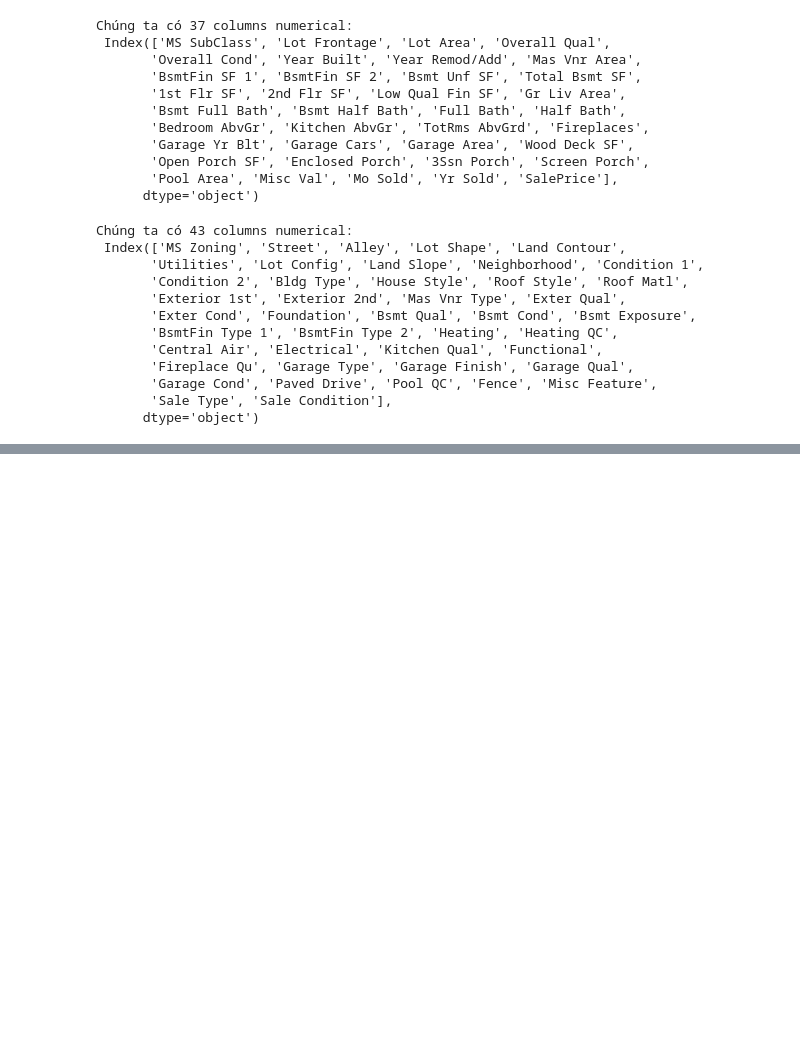
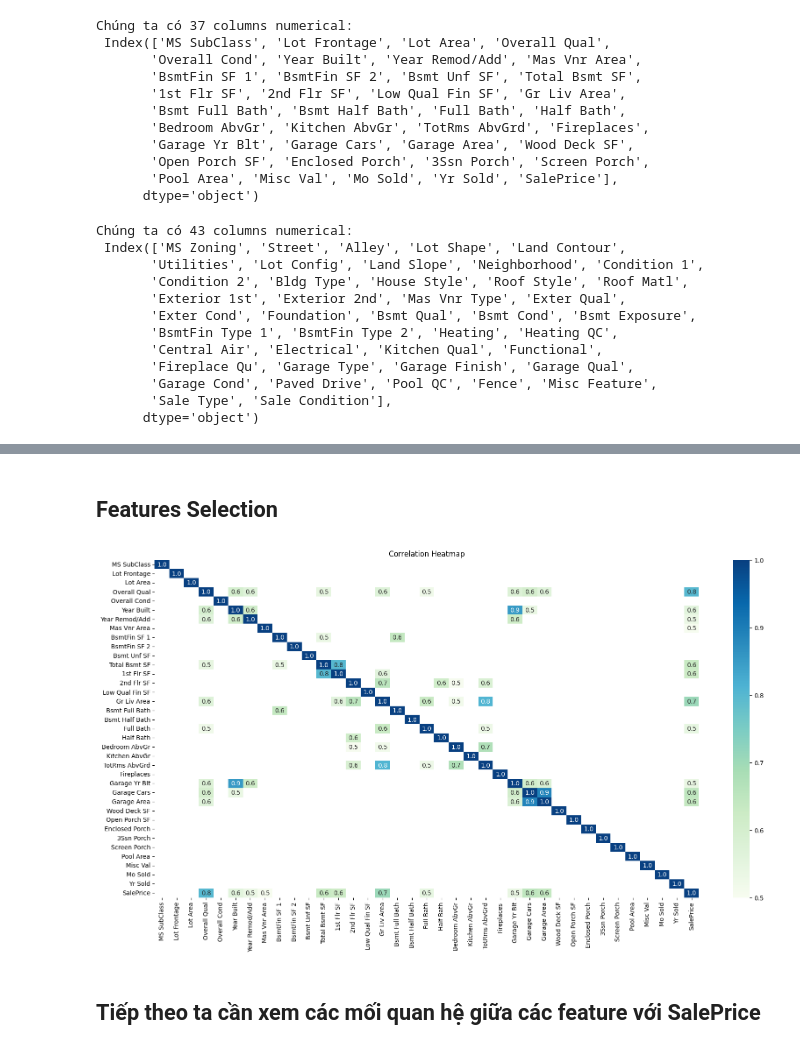
Before and after one commit to quocanh944/AmesHousingML, a Jupyter notebook: final.ipynb, the cells around one changed output, grey strips where cells are left out. Cells and saved outputs as stored; diff of their text form; code cells hidden in the pictures; blank space fills up the shorter version.

```diff
--- a/final.ipynb
+++ b/final.ipynb
@@ -146,0 +228,49 @@ Chúng ta có 43 columns numerical:
+# %%
+# Fill categorical features with 'None'
+missing_categorical_features = ['Pool QC', 'Misc Feature', 'Alley', 'Fence',
+                        'Fireplace Qu', 'Garage Type', 'Garage Finish',
+                        'Garage Qual', 'Garage Cond', 'Bsmt Qual', 'Bsmt Cond',
+                        'Bsmt Exposure', 'BsmtFin Type 1', 'BsmtFin Type 2',
+                        'Mas Vnr Type']
+
+df[missing_categorical_features] = df[missing_categorical_features].fillna('None')
+
+# Fill numerical features with 0
+missing_numerical_features = ['Garage Area', 'Garage Cars', 'BsmtFin SF 1',
+                      'BsmtFin SF 2', 'Bsmt Unf SF', 'Total Bsmt SF',
+                      'Bsmt Full Bath', 'Bsmt Half Bath', 'Mas Vnr Area']
+df[missing_numerical_features] = df[missing_numerical_features].fillna(0)
+
+# Fill 'Electrical' with the most frequent value
+df['Electrical'] = df['Electrical'].fillna(df['Electrical'].mode()[0])
+
+# Fill 'Lot Frontage' with the mean value
+df['Lot Frontage'] = df['Lot Frontage'].fillna(df['Lot Frontage'].mean())
+
+# Fill 'Garage Yr Blt' with the value of 'YearBuilt'
+df['Garage Yr Blt'] = df['Garage Yr Blt'].fillna(df['Year Built'])
+# %%
+# Update numerical features and categorical features
+numerical_features = df.select_dtypes(exclude=['object'])
+categorical_features = df.select_dtypes(include=['object'])
+# %% [markdown]
+## Features Selection
+# %%
+corr_mat = numerical_features.corr()
+
+# Select correlations greater than 0.5
+high_corr_mat = corr_mat[abs(corr_mat) >= 0.5]
+
+# Plot correlation heatmap
+plt.figure(figsize=(20, 10))
+sns.heatmap(high_corr_mat,
+            annot=True,
+            fmt='.1f',
+            cmap='GnBu',
+            vmin=0.5,
+            vmax=1)
+title = plt.title('Correlation Heatmap')
+# %% [output]
+[figure, added]
+# %% [markdown]
+## Tiếp theo ta cần xem các mối quan hệ giữa các feature với SalePrice
```
Also changed, not shown: parts of 14 cells of this notebook, 1 other file.
